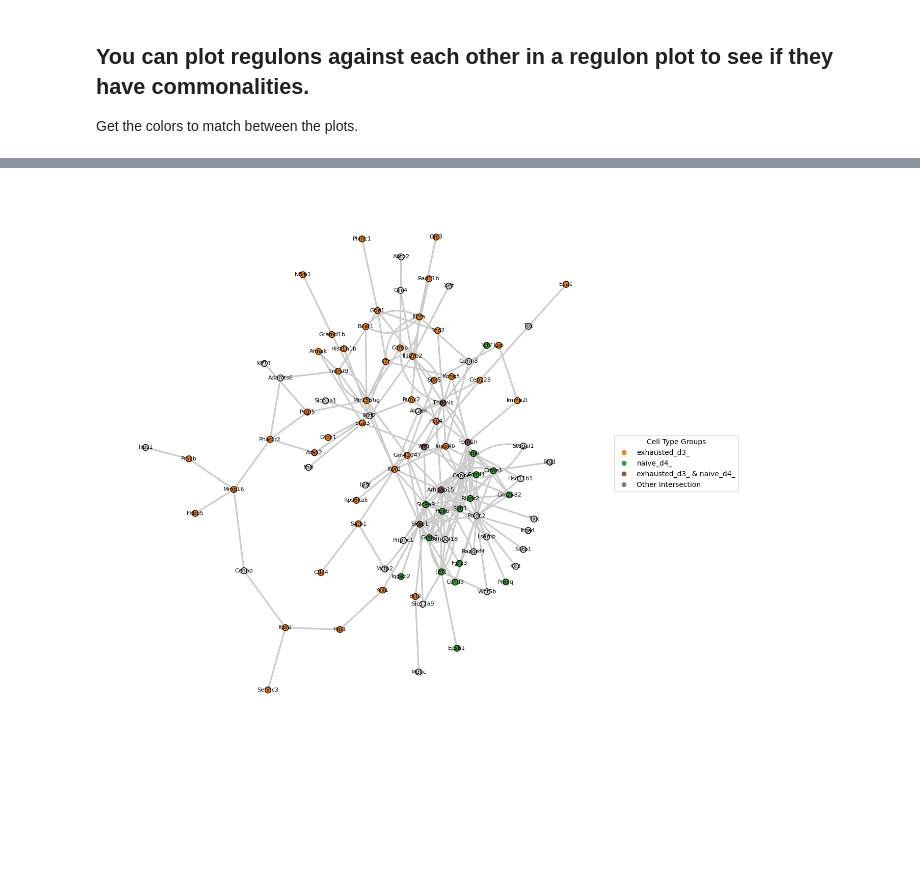
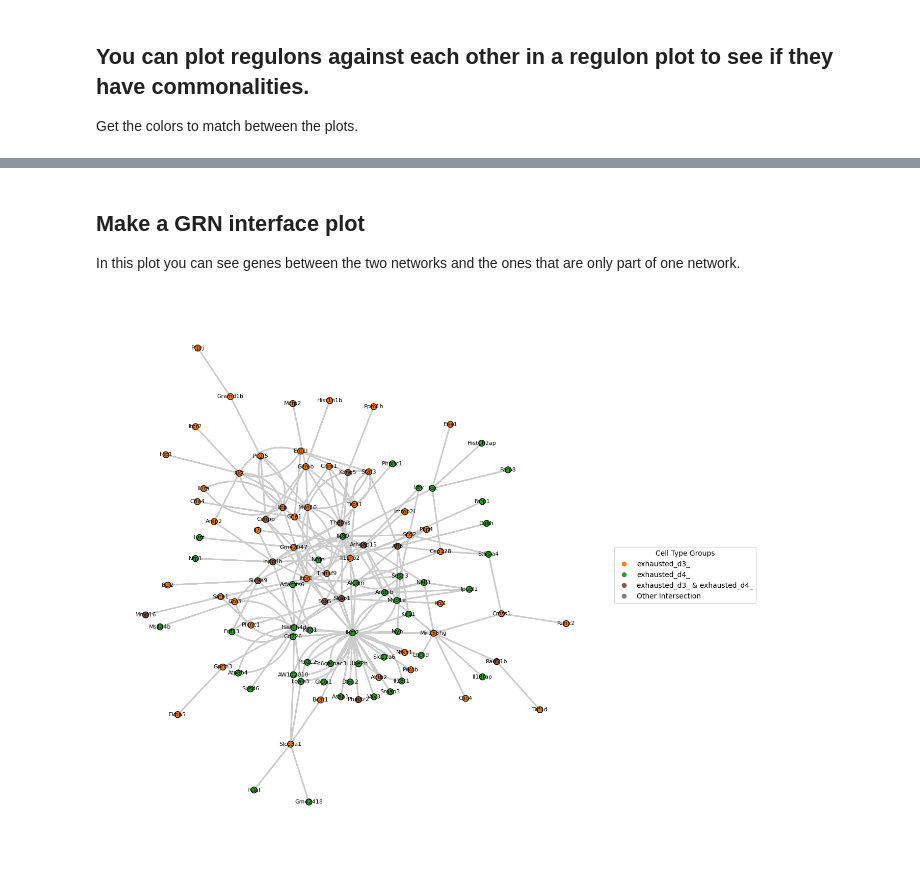
Before and after one commit to bionetslab/netmap-evaluation, a Jupyter notebook: src/manuscript_cd8_exhaustion/cd8_downstream_update.ipynb, the cells around one changed output, grey strips where cells are left out. Cells and saved outputs as stored; diff of their text form; code cells hidden in the pictures; blank space fills up the shorter version.

```diff
--- a/src/manuscript_cd8_exhaustion/cd8_downstream_update.ipynb
+++ b/src/manuscript_cd8_exhaustion/cd8_downstream_update.ipynb
@@ -108,4 +112,6 @@ adata_raw.obs['celltype_remapped'] = grn_adata.obs['leiden_remap'].values
 # %%
 # compute neighborhood expression mask to get the
+
+cluster_column = 'leiden'
 add_neighbourhood_expression_mask(adata_raw, grn_adata, strict=False, layer = 'counts' )
-grn_adata = add_cluster_based_candidate_edges(grn_adata, threshold=0.5)
+grn_adata = add_cluster_based_candidate_edges(grn_adata, threshold=0.01, cluster_column=cluster_column)
@@ -517,15 +392,15 @@ def create_inferface_graph(filtered_df, target_clusters, combo_colors, top_edges
         lambda x: " & ".join(sorted(list(set(x))))
     ).to_dict()
 
-    # source_combos = filtered_df.groupby('source')['cluster'].apply(
-    #     lambda x: " & ".join(sorted(list(set(x))))
-    # ).to_dict()
+    source_combos = filtered_df.groupby('source')['cluster'].apply(
+        lambda x: " & ".join(sorted(list(set(x))))
+    ).to_dict()
 
 
     def get_color(name):
         combo_string = target_combos.get(name, "")
-        # if combo_string == "":
-        #     combo_string = source_combos.get(name, "")
+        if combo_string == "":
+            combo_string = source_combos.get(name, "")
         if combo_string in combo_colors:
             return combo_colors[combo_string]
         elif " & " in combo_string:
@@ -590,13 +449,19 @@ grn_adata.obs
+# %% [markdown]
+## Make a GRN interface plot
+In this plot you can see genes between the two networks and the ones that are only part of one network.
 # %%
 
-target_clusters = [ 'exhausted_d3_', 'naive_d4_']
+target_clusters = [ 'exhausted_d3_', 'exhausted_d4_'] # You can add more groups
 
+# You can give colors to groups. If you have many groups this wiill be very crowded and you need
+# to define a lot of colors manually
 combo_colors = {
     # Individual "Core 3" (Originals)
     target_clusters[0]: '#ff7f0e',            # Orange
     target_clusters[1]: '#2ca02c',            # Green
     f'{target_clusters[0]} & {target_clusters[1]}': '#8c564b', # Brown
+        #f'{target_clusters[0]} & {target_clusters[1]}' : 'pink', # Brown
 }
-create_inferface_graph(filtered_df, target_clusters, combo_colors, top_edges=100)
+create_inferface_graph(all_regulons, target_clusters, combo_colors, top_edges=100)
 # %% [output]
-[figure, old version]
+[figure, new version]
```
Also changed, not shown: parts of 52 cells of this notebook.
